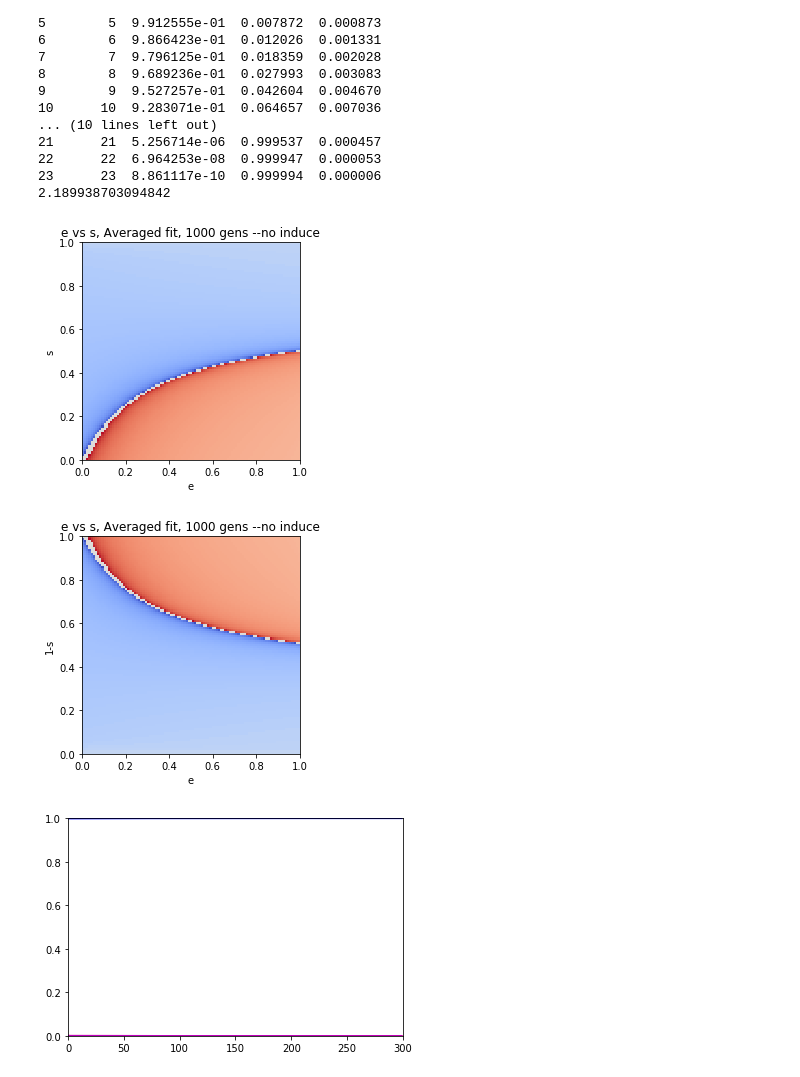
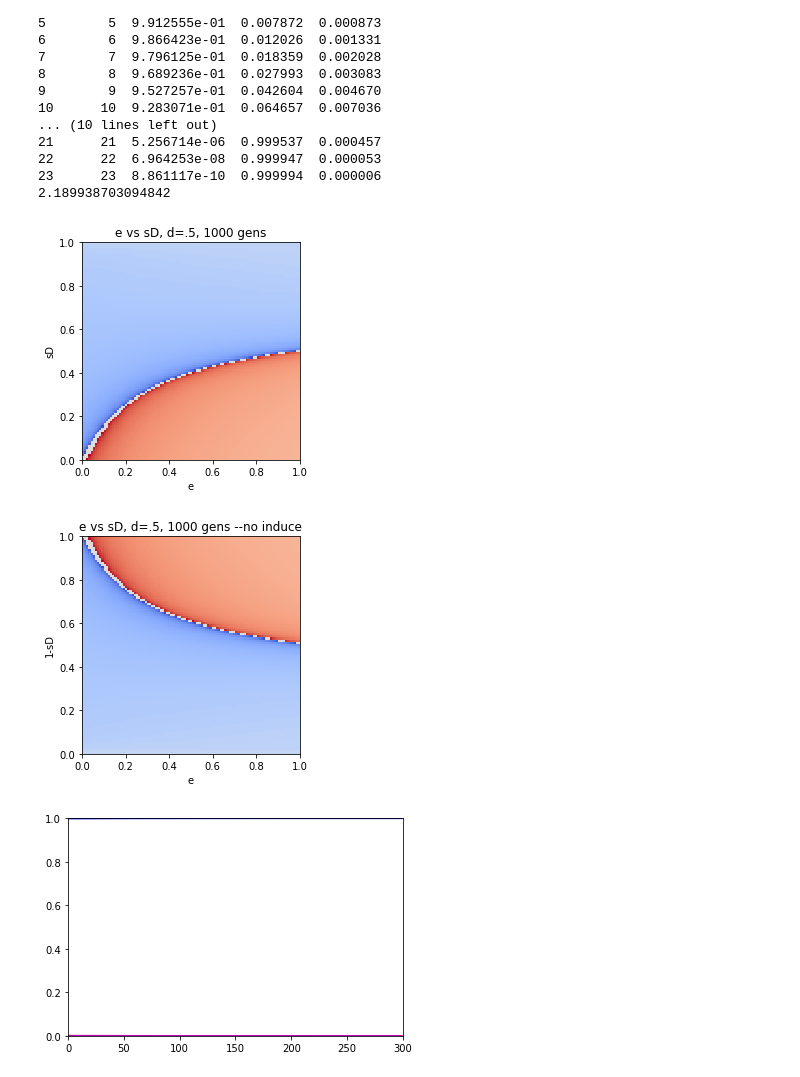
Before and after one commit to mgheffel/CRISPR-Gene-Drive-Population-Model, a Jupyter notebook: BaseModel.ipynb, the cells around one changed output. Drawn from its saved outputs; the diff is of its cells as text; code cells hidden in the pictures.

```diff
--- a/BaseModel.ipynb
+++ b/BaseModel.ipynb
@@ -123,32 +123,32 @@ print(run_simulation(simData,True,True))
 # %%
 eVals=np.arange(0,1.01,.01)
 sVals=np.arange(0,1.01,.01)
 X,Y=np.meshgrid(eVals,sVals)
 Z=np.zeros((len(eVals),len(sVals)))
 #run 2D sim e vs f
 for eIndex in range(len(eVals)):
     for sIndex in range(len(sVals)):
         #y is f
-        simData={'qW':.999,'qD':.001,'qH':0,'sW':0,'sD':sVals[sIndex],'fH':.9,'e':eVals[eIndex],'d':.5,'generations':1000}
+        simData={'qW':.999,'qD':.001,'qH':0,'sW':0,'sD':sVals[sIndex],'e':eVals[eIndex],'d':.5,'generations':1000}
         takeover=run_simulation(simData)
         Z[sIndex,eIndex]=takeover
-model3D(X,Y,Z,'e','s','e vs s, Averaged fit, 1000 gens --no induce')
+model3D(X,Y,Z,'e','sD','e vs sD, d=.5, 1000 gens')
 
 eVals=np.arange(0,1.01,.01)
 sVals=np.arange(1.01,0,-.01)
 X,Y=np.meshgrid(eVals,sVals)
 Z=np.zeros((len(eVals),len(sVals)))
 #run 2D sim e vs f
 for eIndex in range(len(eVals)):
     for sIndex in range(len(sVals)):
         #y is f
-        simData={'qW':.999,'qD':.001,'qH':0,'sW':0,'sD':sVals[sIndex],'fH':.9,'e':eVals[eIndex],'d':.5,'generations':1000}
+        simData={'qW':.999,'qD':.001,'qH':0,'sW':0,'sD':sVals[sIndex],'e':eVals[eIndex],'d':.5,'generations':1000}
         takeover=run_simulation(simData)
         Z[sIndex,eIndex]=takeover
-model3D(X,Y,Z,'e','1-s','e vs s, Averaged fit, 1000 gens --no induce')
+model3D(X,Y,Z,'e','1-sD','e vs sD, d=.5, 1000 gens --no induce')
 # %% [output]
-[figure, old version]
+[figure, new version]
-[figure, old version]
+[figure, new version]
 # %%
 simData={'qW':.999,'qD':.001,'qH':0,'sW':0,'sD':.4,'e':.4,'d':.4,'generations':1000}
 
```
Also changed, not shown: 2 other files.
